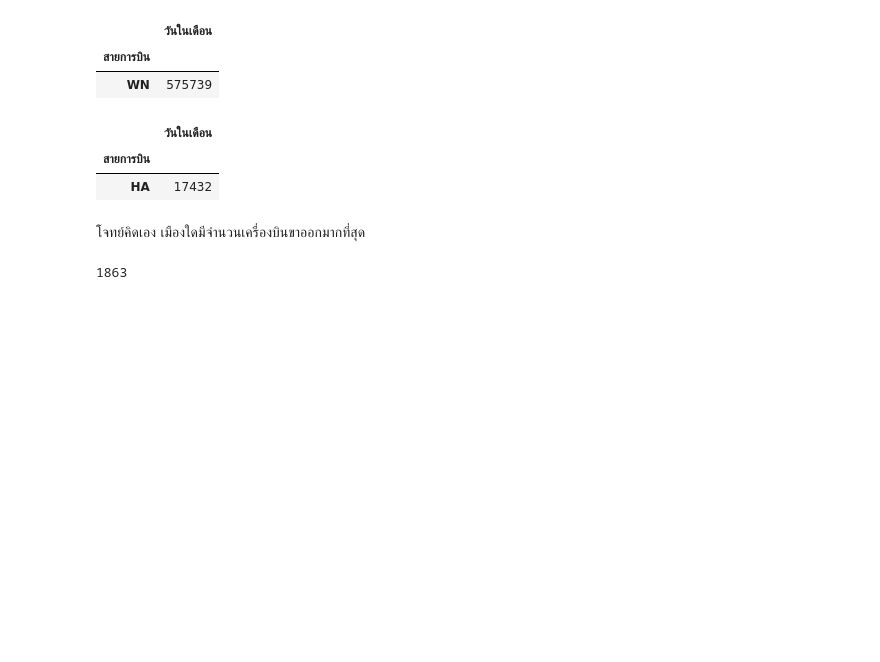
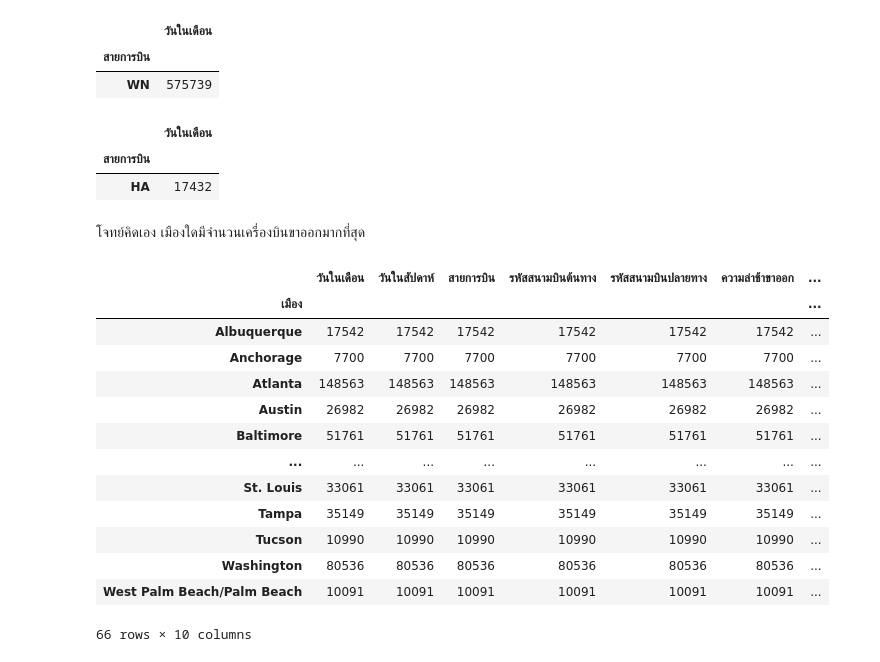
Before and after one commit to PhinyadaPhen/DWDM21, a Jupyter notebook: MiniExam.ipynb, the cells around one changed output. Drawn from its saved outputs; the diff is of its cells as text; code cells hidden in the pictures; blank space fills up the shorter version.

```diff
--- a/MiniExam.ipynb
+++ b/MiniExam.ipynb
@@ -172,8 +172,21 @@ MinFlight
 | HA | 17432 |
 # %% [markdown]
 โจทย์คิดเอง เมืองใดมีจำนวนเครื่องบินขาออกมากที่สุด
-# %%
-Merge_flights_airports['ความล่าช้าขาออก'].max()
-# %% [output]
-1863
+# %%
+Merge_flights_airports.groupby('เมือง').count() # นับจำนวนรายการในคอลัมน์
+# %% [output]
+|  | วันในเดือน | วันในสัปดาห์ | สายการบิน | รหัสสนามบินต้นทาง | รหัสสนามบินปลายทาง | ความล่าช้าขาออก | ... |
+| เมือง |  |  |  |  |  |  | ... |
+| Albuquerque | 17542 | 17542 | 17542 | 17542 | 17542 | 17542 | ... |
+| Anchorage | 7700 | 7700 | 7700 | 7700 | 7700 | 7700 | ... |
+| Atlanta | 148563 | 148563 | 148563 | 148563 | 148563 | 148563 | ... |
+| Austin | 26982 | 26982 | 26982 | 26982 | 26982 | 26982 | ... |
+| Baltimore | 51761 | 51761 | 51761 | 51761 | 51761 | 51761 | ... |
+| ... | ... | ... | ... | ... | ... | ... | ... |
+| St. Louis | 33061 | 33061 | 33061 | 33061 | 33061 | 33061 | ... |
+| Tampa | 35149 | 35149 | 35149 | 35149 | 35149 | 35149 | ... |
+| Tucson | 10990 | 10990 | 10990 | 10990 | 10990 | 10990 | ... |
+| Washington | 80536 | 80536 | 80536 | 80536 | 80536 | 80536 | ... |
+| West Palm Beach/Palm Beach | 10091 | 10091 | 10091 | 10091 | 10091 | 10091 | ... |
+66 rows × 10 columns
 # %%
```
Also changed, not shown: parts of 5 cells of this notebook.
